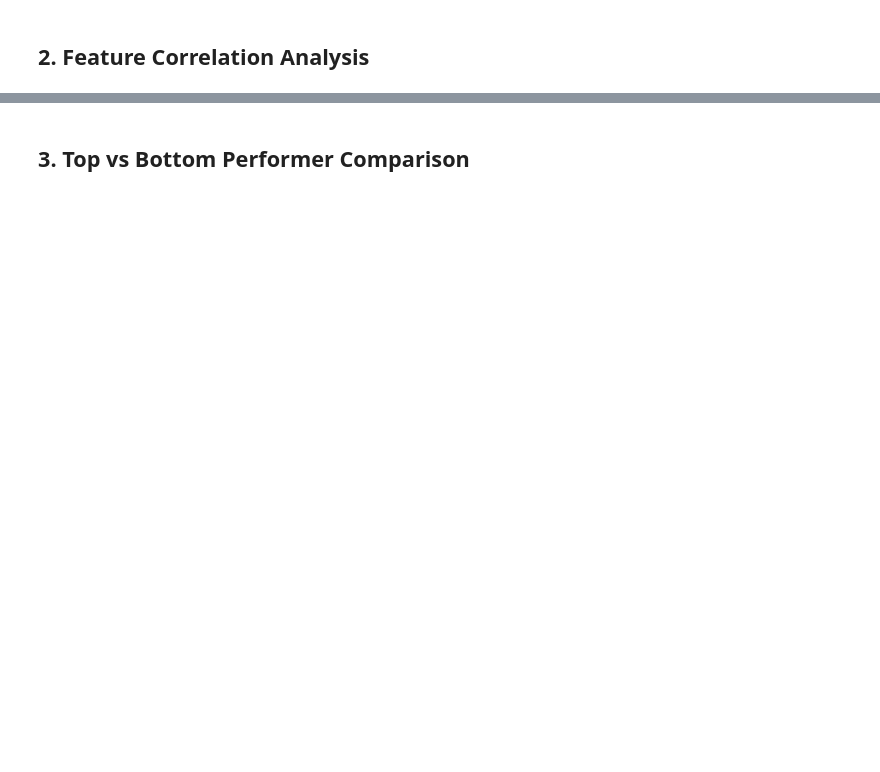
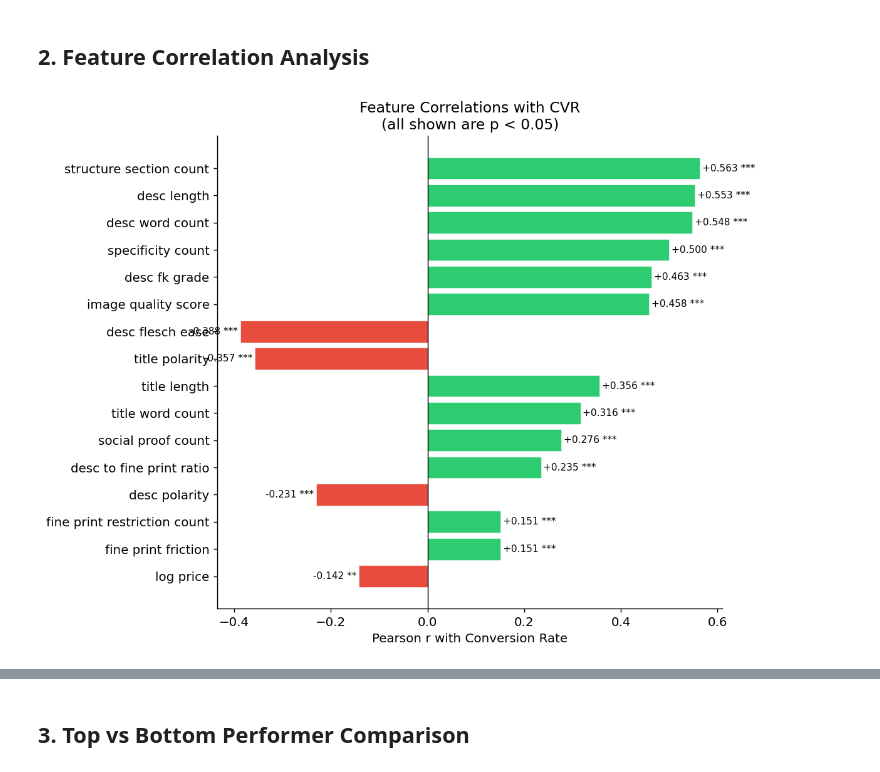
Before and after one commit to leobcc/G2, a Jupyter notebook: notebooks/exploration.ipynb, the cells around one changed output, grey strips where cells are left out. Cells and saved outputs as stored; diff of their text form; code cells hidden in the pictures; blank space fills up the shorter version.

```diff
--- a/notebooks/exploration.ipynb
+++ b/notebooks/exploration.ipynb
@@ -100,29 +113,31 @@ plt.show()
 # %%
 with open('../docs/analysis_findings.json') as f:
     findings = json.load(f)
 
-corr_data = findings['pearson_correlations']
+corr_data = findings['all_pearson']
 features_sorted = sorted(corr_data.items(), key=lambda x: abs(x[1]['r']), reverse=True)[:16]
 
 labels = [k.replace('_', ' ') for k, _ in features_sorted]
 rs = [v['r'] for _, v in features_sorted]
 ps = [v['p'] for _, v in features_sorted]
 colors = [GREEN if r > 0 else RED for r in rs]
 
 fig, ax = plt.subplots(figsize=(9, 7))
 bars = ax.barh(labels[::-1], rs[::-1], color=colors[::-1], edgecolor='white', linewidth=0.3)
 ax.axvline(0, color='black', linewidth=0.8)
 ax.set_xlabel('Pearson r with Conversion Rate')
 ax.set_title('Feature Correlations with CVR\n(all shown are p < 0.05)', fontsize=13)
 
 for i, (bar, r, p) in enumerate(zip(bars, rs[::-1], ps[::-1])):
     sig = '***' if p < 0.001 else ('**' if p < 0.01 else '*')
     ax.text(r + (0.005 if r >= 0 else -0.005),
             bar.get_y() + bar.get_height()/2,
             f'{r:+.3f} {sig}', va='center', ha='left' if r >= 0 else 'right', fontsize=8.5)
 
 plt.tight_layout()
 plt.savefig('../docs/fig_correlations.png', bbox_inches='tight')
 plt.show()
+# %% [output]
+[figure, added]
 # %%
 # Random Forest Feature Importances
```
Also changed, not shown: parts of 10 cells of this notebook, 6 other files.
